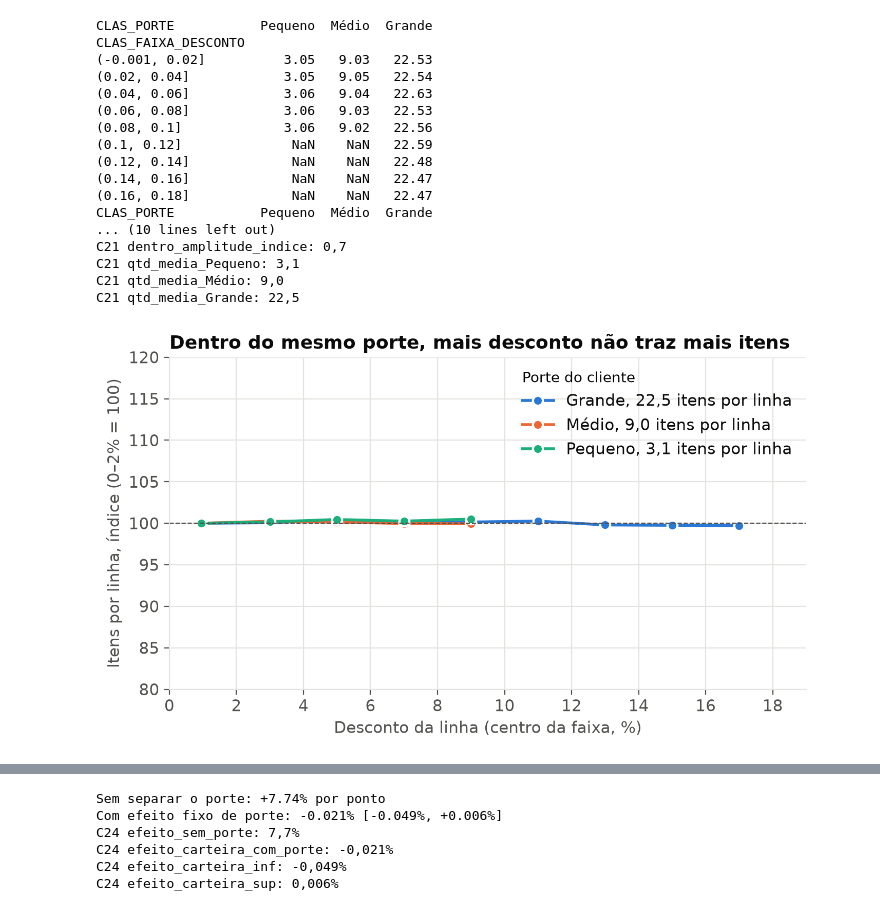
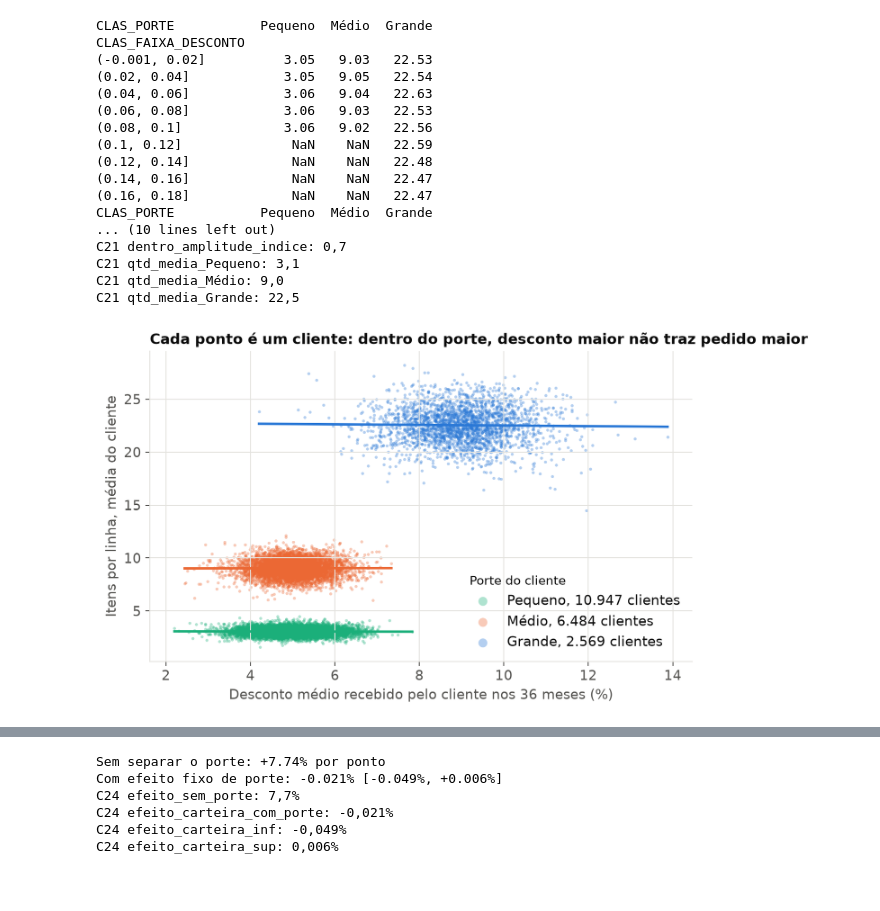
Before and after one commit to Bellmonte/servicos-power-bi, a Jupyter notebook: analise-e-relatorio/analise.ipynb, the cells around one changed output, grey strips where cells are left out. Cells and saved outputs as stored; diff of their text form; code cells hidden in the pictures; blank space fills up the shorter version.

```diff
--- a/analise-e-relatorio/analise.ipynb
+++ b/analise-e-relatorio/analise.ipynb
@@ -579,28 +593,32 @@ C21 dentro_amplitude_indice: 0,7
 C21 qtd_media_Pequeno: 3,1
 C21 qtd_media_Médio: 9,0
 C21 qtd_media_Grande: 22,5
-# %%
-# [C22] Gráfico 2: dentro de cada porte, a quantidade não se move com o desconto
-fig, ax = plt.subplots(figsize=(8, 4.2))
-for porte in ["Grande", "Médio", "Pequeno"]:
-    serie = indice[porte].dropna()
-    xs = [((i.left + i.right) / 2) * 100 for i in serie.index]
-    media = df_fato.loc[df_fato["CLAS_PORTE"] == porte, "QTD_ITENS"].mean()
-    ax.plot(xs, serie.values, color=COR_PORTE[porte], linewidth=2, marker="o", markersize=7,
-            markeredgecolor="white", markeredgewidth=1.5,
-            label=f"{porte}, {num(media, 1)} itens por linha")
-ax.legend(loc="upper right", frameon=False, labelcolor=COR_TEXTO, title="Porte do cliente",
-          title_fontsize=10, alignment="left")
-ax.axhline(100, color=COR_TEXTO_2, linewidth=0.8, linestyle="--")
-ax.set_ylim(80, 120)
-ax.set_xlim(0, 19)
-ax.xaxis.set_major_locator(matplotlib.ticker.MultipleLocator(2))
-ax.set_title("Dentro do mesmo porte, mais desconto não traz mais itens", loc="left", color=COR_TEXTO)
-ax.set_xlabel("Desconto da linha (centro da faixa, %)")
-ax.set_ylabel("Itens por linha, índice (0–2% = 100)")
-salvar(fig, "02-dentro-do-porte.png")
-# %% [output]
-[figure, removed]
+# %%
+# [C22] Gráfico 2: cada cliente é um ponto; dentro do porte, desconto maior não traz pedido maior
+df_por_cliente = df_fato.groupby(["COD_CLIENTE", "CLAS_PORTE"], observed=True).agg(
+    VLR_RECEITA_BRUTA=("VLR_RECEITA_BRUTA", "sum"), VLR_DESCONTO=("VLR_DESCONTO", "sum"),
+    QTD_ITENS_POR_LINHA=("QTD_ITENS", "mean")).reset_index()
+df_por_cliente["PP_DESCONTO_MEDIO"] = (df_por_cliente["VLR_DESCONTO"]
+                                       / df_por_cliente["VLR_RECEITA_BRUTA"] * 100)
+fig, ax = plt.subplots(figsize=(8, 4.6))
+for porte in ["Pequeno", "Médio", "Grande"]:
+    pontos = df_por_cliente[df_por_cliente["CLAS_PORTE"] == porte]
+    ax.scatter(pontos["PP_DESCONTO_MEDIO"], pontos["QTD_ITENS_POR_LINHA"], s=6, alpha=0.35,
+               color=COR_PORTE[porte], linewidths=0,
+               label=f"{porte}, {num(len(pontos))} clientes")
+    # Reta de tendência dentro do porte, só para leitura: a estimativa formal é a da regressão.
+    inclinacao = np.polyfit(pontos["PP_DESCONTO_MEDIO"], pontos["QTD_ITENS_POR_LINHA"], 1)
+    xs = np.linspace(pontos["PP_DESCONTO_MEDIO"].min(), pontos["PP_DESCONTO_MEDIO"].max(), 10)
+    ax.plot(xs, np.polyval(inclinacao, xs), color=COR_PORTE[porte], linewidth=2)
+ax.set_title("Cada ponto é um cliente: dentro do porte, desconto maior não traz pedido maior",
+             loc="left", color=COR_TEXTO, fontsize=12)
+ax.set_xlabel("Desconto médio recebido pelo cliente nos 36 meses (%)")
+ax.set_ylabel("Itens por linha, média do cliente")
+ax.legend(loc="lower right", frameon=False, markerscale=3, labelcolor=COR_TEXTO,
+          title="Porte do cliente", title_fontsize=10, alignment="left")
+salvar(fig, "02-dentro-do-porte.png")
+# %% [output]
+[figure, added]
 # %%
 # [C23] Estimativa principal e robustez, na janela de estimação, entre clientes grandes
 especificacoes = {
```
Also changed, not shown: parts of 16 cells of this notebook, 14 other files.
